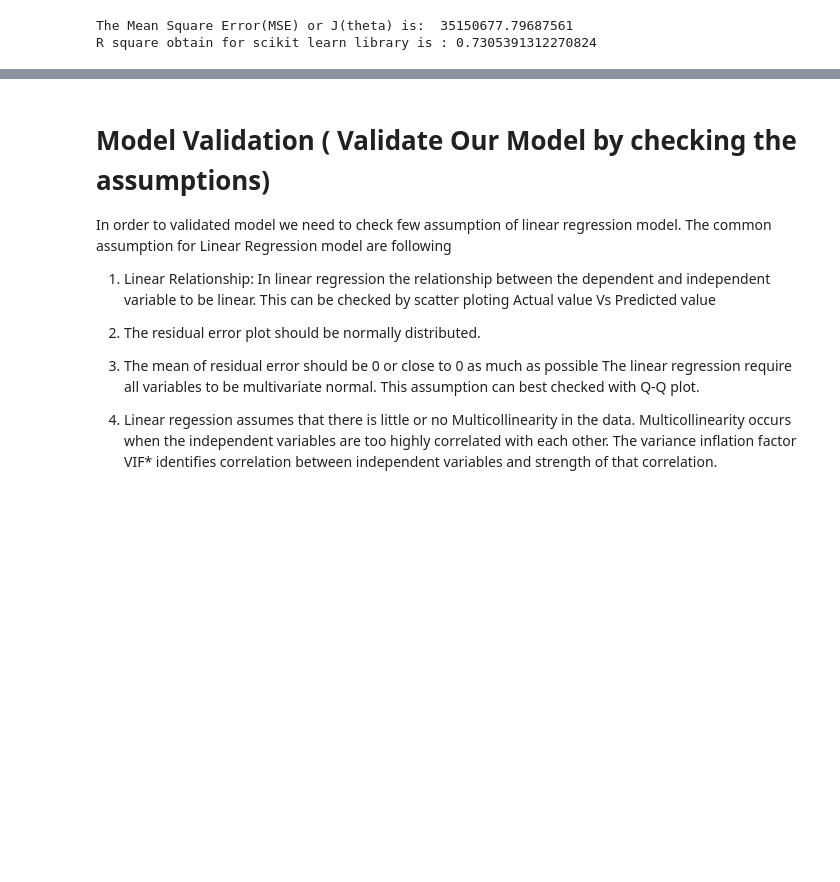
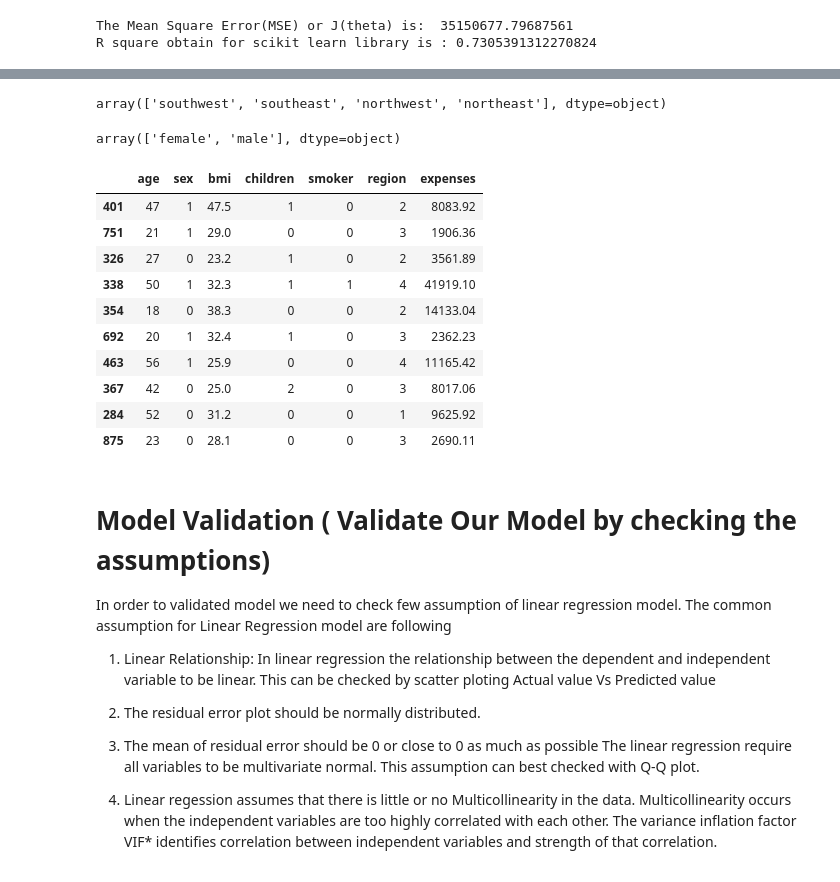
Before and after one commit to Rohan5076/machine-learning, a Jupyter notebook: incompleteML_05_Linear_Regression_Implementation(Part3).ipynb, the cells around one changed output, grey strips where cells are left out. Saved outputs shown, nothing was run; the diff lists cells and outputs as text; code cells hidden in the pictures; blank space fills up the shorter version.

```diff
--- a/incompleteML_05_Linear_Regression_Implementation(Part3).ipynb
+++ b/incompleteML_05_Linear_Regression_Implementation(Part3).ipynb
@@ -223,3 +248,31 @@ R square obtain for scikit learn library is : 0.7305391312270824
+# %%
+df.smoker=df.smoker.map({'yes':1,'no':0})  ## smoker=1,non-smoker=0
+# %%
+df['region'].unique()
+# %% [output]
+array(['southwest', 'southeast', 'northwest', 'northeast'], dtype=object)
+# %%
+df.region=df.region.map({'southwest':1,'southeast':2, 'northwest':3, 'northeast':4})
+# %%
+df['sex'].unique()
+# %% [output]
+array(['female', 'male'], dtype=object)
+# %%
+df.sex=pd.get_dummies(df.sex,drop_first=True)  ## onehot encoding is done,female is 0 and male is 1
+# %%
+df.sample(10)
+# %% [output]
+|  | age | sex | bmi | children | smoker | region | expenses |
+| 401 | 47 | 1 | 47.5 | 1 | 0 | 2 | 8083.92 |
+| 751 | 21 | 1 | 29.0 | 0 | 0 | 3 | 1906.36 |
+| 326 | 27 | 0 | 23.2 | 1 | 0 | 2 | 3561.89 |
+| 338 | 50 | 1 | 32.3 | 1 | 1 | 4 | 41919.10 |
+| 354 | 18 | 0 | 38.3 | 0 | 0 | 2 | 14133.04 |
+| 692 | 20 | 1 | 32.4 | 1 | 0 | 3 | 2362.23 |
+| 463 | 56 | 1 | 25.9 | 0 | 0 | 4 | 11165.42 |
+| 367 | 42 | 0 | 25.0 | 2 | 0 | 3 | 8017.06 |
+| 284 | 52 | 0 | 31.2 | 0 | 0 | 1 | 9625.92 |
+| 875 | 23 | 0 | 28.1 | 0 | 0 | 3 | 2690.11 |
 # %% [markdown]
 # **Model Validation ( Validate Our Model by checking the assumptions)**
 In order to validated model we need to check few assumption of linear regression model. The common assumption for Linear Regression model are following
```
Also changed, not shown: parts of 43 cells of this notebook.
